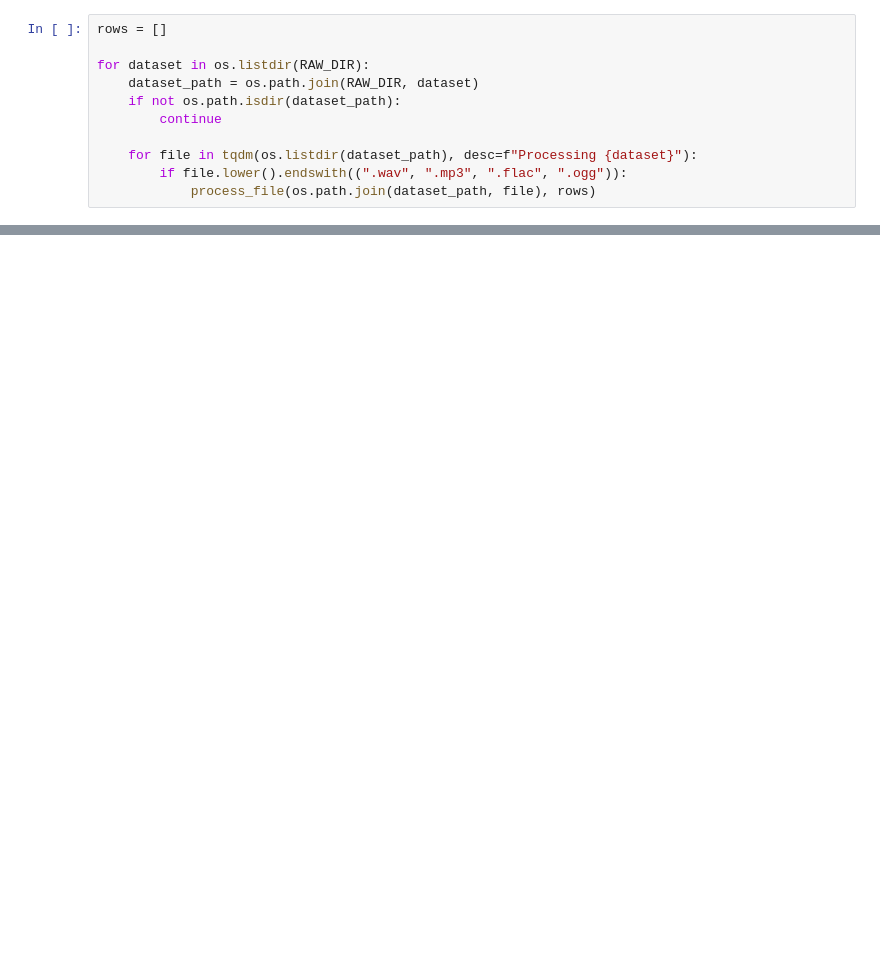
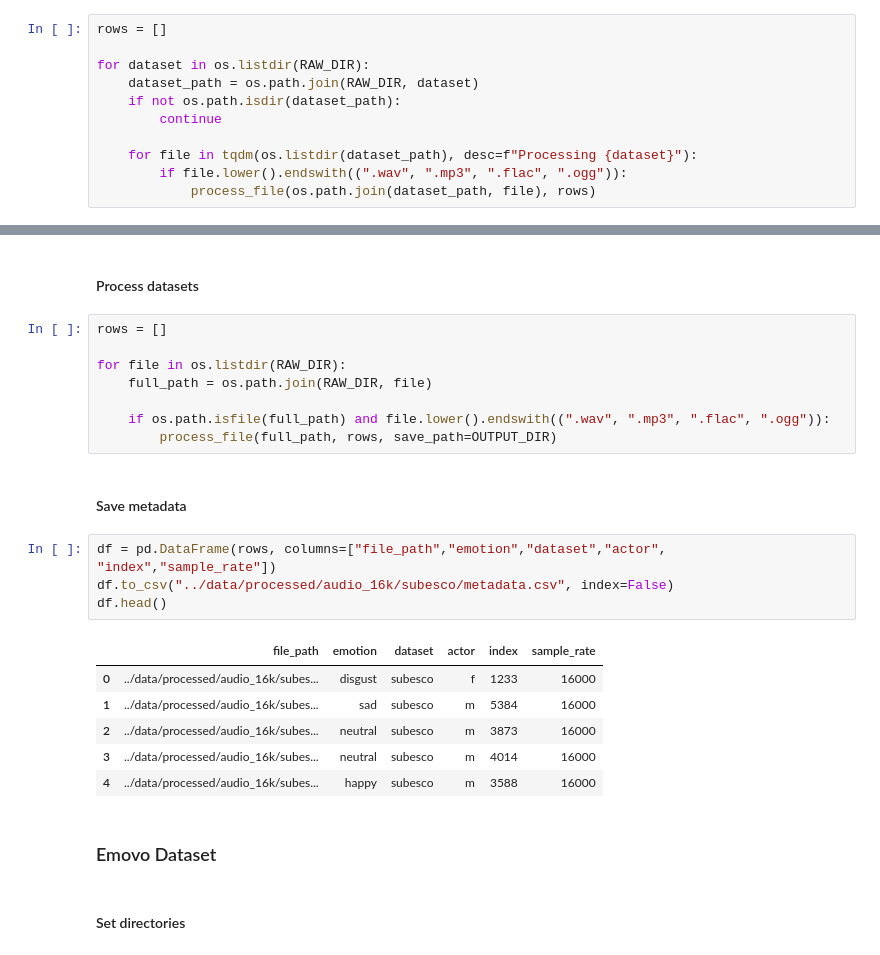
Before and after one commit to JohnOzu/speech-emotion-recognition-ml, a Jupyter notebook: notebooks/02-preprocess.ipynb, the cells around one changed output, grey strips where cells are left out. Drawn from its saved outputs; the diff is of its cells as text; blank space fills up the shorter version.

```diff
--- a/notebooks/02-preprocess.ipynb
+++ b/notebooks/02-preprocess.ipynb
@@ -54,0 +66,27 @@ df.head()
+# %% [markdown]
+#### Process datasets
+# %%
+rows = []
+
+for file in os.listdir(RAW_DIR):
+    full_path = os.path.join(RAW_DIR, file)
+
+    if os.path.isfile(full_path) and file.lower().endswith((".wav", ".mp3", ".flac", ".ogg")):
+        process_file(full_path, rows, save_path=OUTPUT_DIR)
+# %% [markdown]
+#### Save metadata
+# %%
+df = pd.DataFrame(rows, columns=["file_path","emotion","dataset","actor", "index","sample_rate"])
+df.to_csv("../data/processed/audio_16k/subesco/metadata.csv", index=False)
+df.head()
+# %% [output]
+|  | file_path | emotion | dataset | actor | index | sample_rate |
+| 0 | ../data/processed/audio_16k/subes... | disgust | subesco | f | 1233 | 16000 |
+| 1 | ../data/processed/audio_16k/subes... | sad | subesco | m | 5384 | 16000 |
+| 2 | ../data/processed/audio_16k/subes... | neutral | subesco | m | 3873 | 16000 |
+| 3 | ../data/processed/audio_16k/subes... | neutral | subesco | m | 4014 | 16000 |
+| 4 | ../data/processed/audio_16k/subes... | happy | subesco | m | 3588 | 16000 |
+# %% [markdown]
+### Emovo Dataset
+# %% [markdown]
+#### Set directories
```
Also changed, not shown: parts of 17 cells of this notebook, 15 other files.
